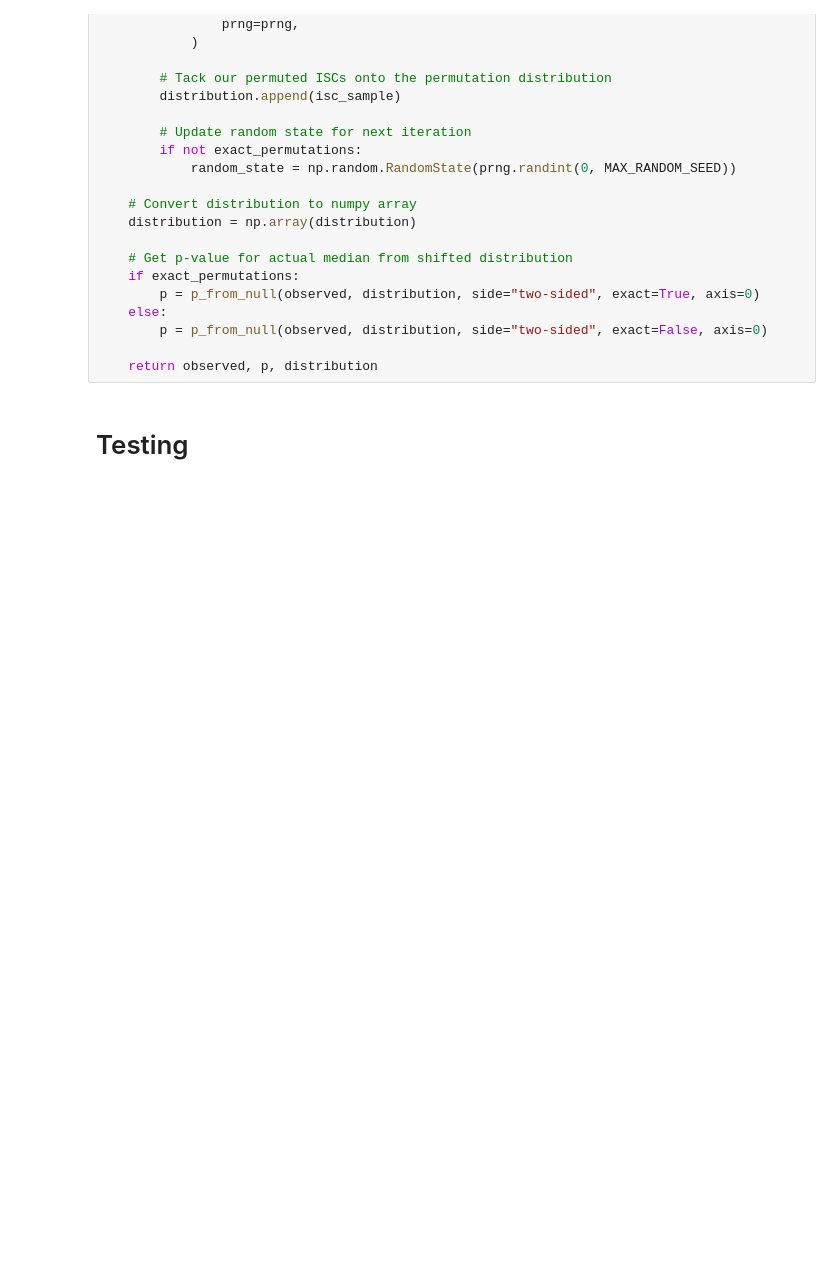
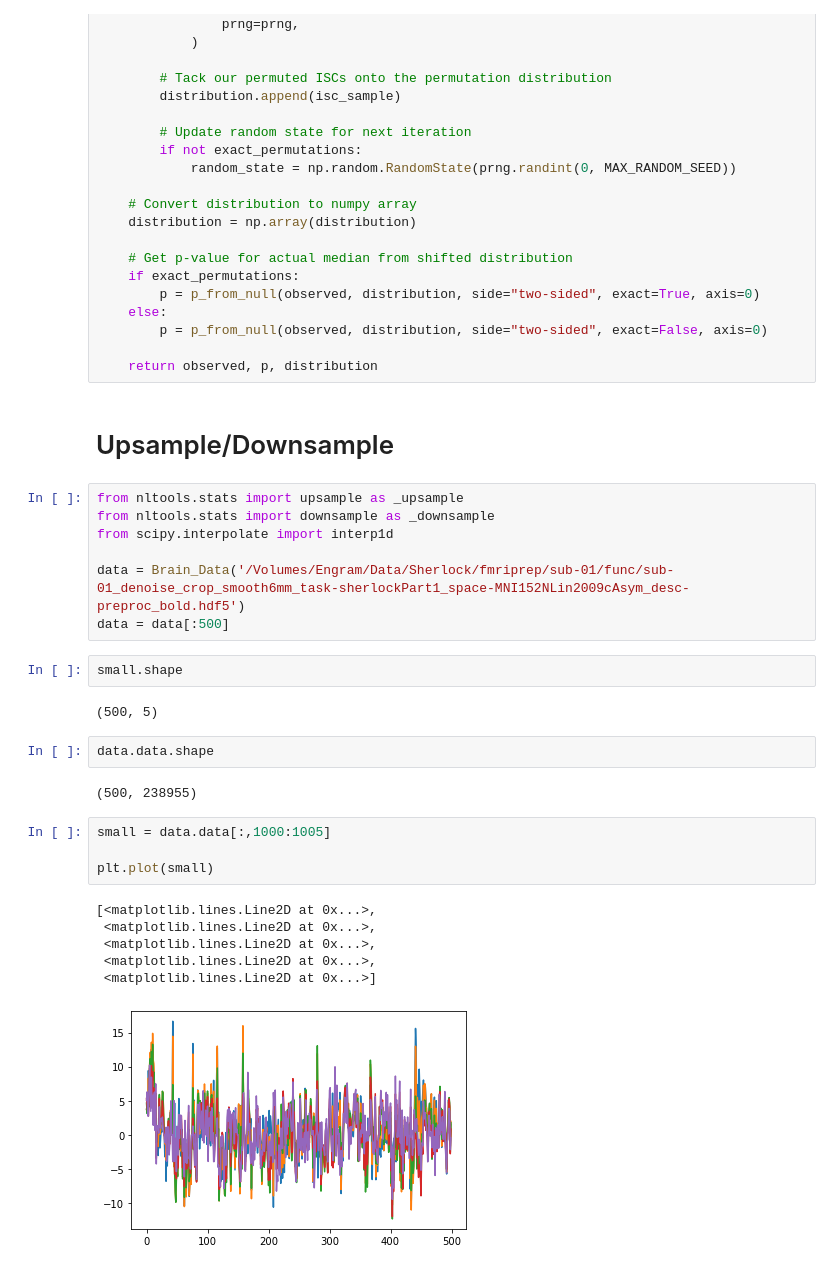
Before and after one commit to naturalistic-data-analysis/naturalistic_data_analysis, a Jupyter notebook: content/features/notebooks/Develop_ISC.ipynb, the cells around one changed output. Saved outputs shown, nothing was run; the diff lists cells and outputs as text; blank space fills up the shorter version.

```diff
--- a/content/features/notebooks/Develop_ISC.ipynb
+++ b/content/features/notebooks/Develop_ISC.ipynb
@@ -1700,5 +1700,31 @@ def permutation_isc(
         p = p_from_null(observed, distribution, side="two-sided", exact=False, axis=0)
 
     return observed, p, distribution
-# %% [markdown]
-# Testing
+# %% [markdown]
+# Upsample/Downsample
+# %%
+from nltools.stats import upsample as _upsample
+from nltools.stats import downsample as _downsample
+from scipy.interpolate import interp1d
+
+data = Brain_Data('/Volumes/Engram/Data/Sherlock/fmriprep/sub-01/func/sub-01_denoise_crop_smooth6mm_task-sherlockPart1_space-MNI152NLin2009cAsym_desc-preproc_bold.hdf5')
+data = data[:500]
+# %%
+small.shape
+# %% [output]
+(500, 5)
+# %%
+data.data.shape
+# %% [output]
+(500, 238955)
+# %%
+small = data.data[:,1000:1005]
+
+plt.plot(small)
+# %% [output]
+[<matplotlib.lines.Line2D at 0x...>,
+ <matplotlib.lines.Line2D at 0x...>,
+ <matplotlib.lines.Line2D at 0x...>,
+ <matplotlib.lines.Line2D at 0x...>,
+ <matplotlib.lines.Line2D at 0x...>]
+[figure, added]
```
Also changed, not shown: parts of 3 cells of this notebook, 35 other files.
